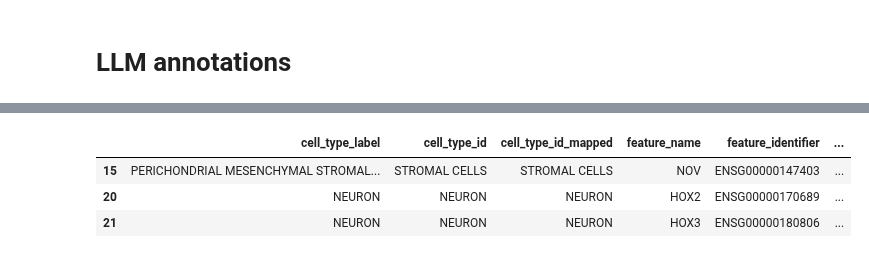
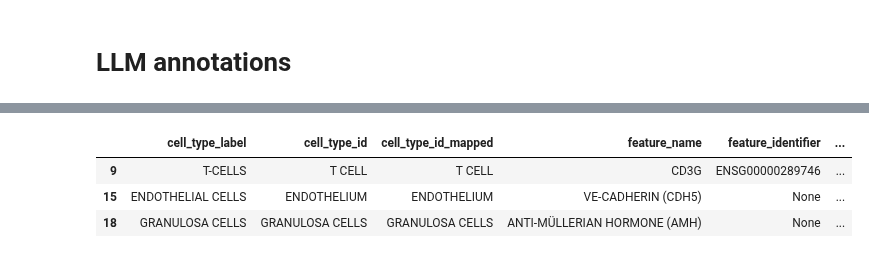
Before and after one commit to sbooeshaghi/llmarkers, a Jupyter notebook: analysis/comparison/verify_derived.ipynb, the cells around one changed output, grey strips where cells are left out. Saved outputs shown, nothing was run; the diff lists cells and outputs as text; code cells hidden in the pictures.

```diff
--- a/analysis/comparison/verify_derived.ipynb
+++ b/analysis/comparison/verify_derived.ipynb
@@ -256,11 +262,11 @@ agg.reset_index()
 # %%
 # find specific datasets with missing cell type or feature name
-ds = 'bone_He2021'
+ds = 'ovary_Wagner2020'
 llm.query(
     f"ds_name == '{ds}' & (~found_cell_type_id | ~found_feature_id)"
 )[["cell_type_label", "cell_type_id",  "cell_type_id_mapped", "feature_name", "feature_identifier",  "feature_id_mapped"]].head(3)
 # %% [output]
 |  | cell_type_label | cell_type_id | cell_type_id_mapped | feature_name | feature_identifier | ... |
-| 15 | PERICHONDRIAL MESENCHYMAL STROMAL... | STROMAL CELLS | STROMAL CELLS | NOV | ENSG00000147403 | ... |
-| 20 | NEURON | NEURON | NEURON | HOX2 | ENSG00000170689 | ... |
-| 21 | NEURON | NEURON | NEURON | HOX3 | ENSG00000180806 | ... |
+| 9 | T-CELLS | T CELL | T CELL | CD3G | ENSG00000289746 | ... |
+| 15 | ENDOTHELIAL CELLS | ENDOTHELIUM | ENDOTHELIUM | VE-CADHERIN (CDH5) | None | ... |
+| 18 | GRANULOSA CELLS | GRANULOSA CELLS | GRANULOSA CELLS | ANTI-MÜLLERIAN HORMONE (AMH) | None | ... |
```
Also changed, not shown: parts of 3 cells of this notebook, 7 other files.
